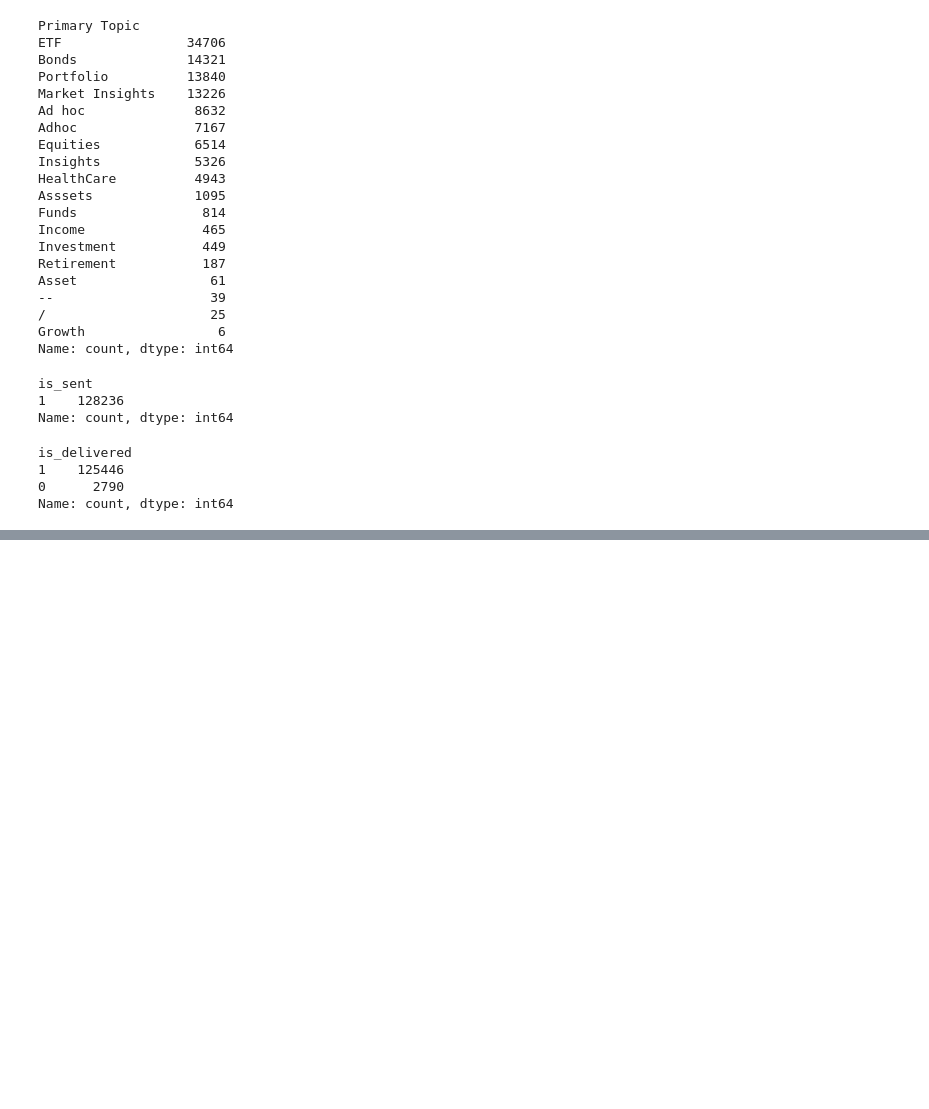
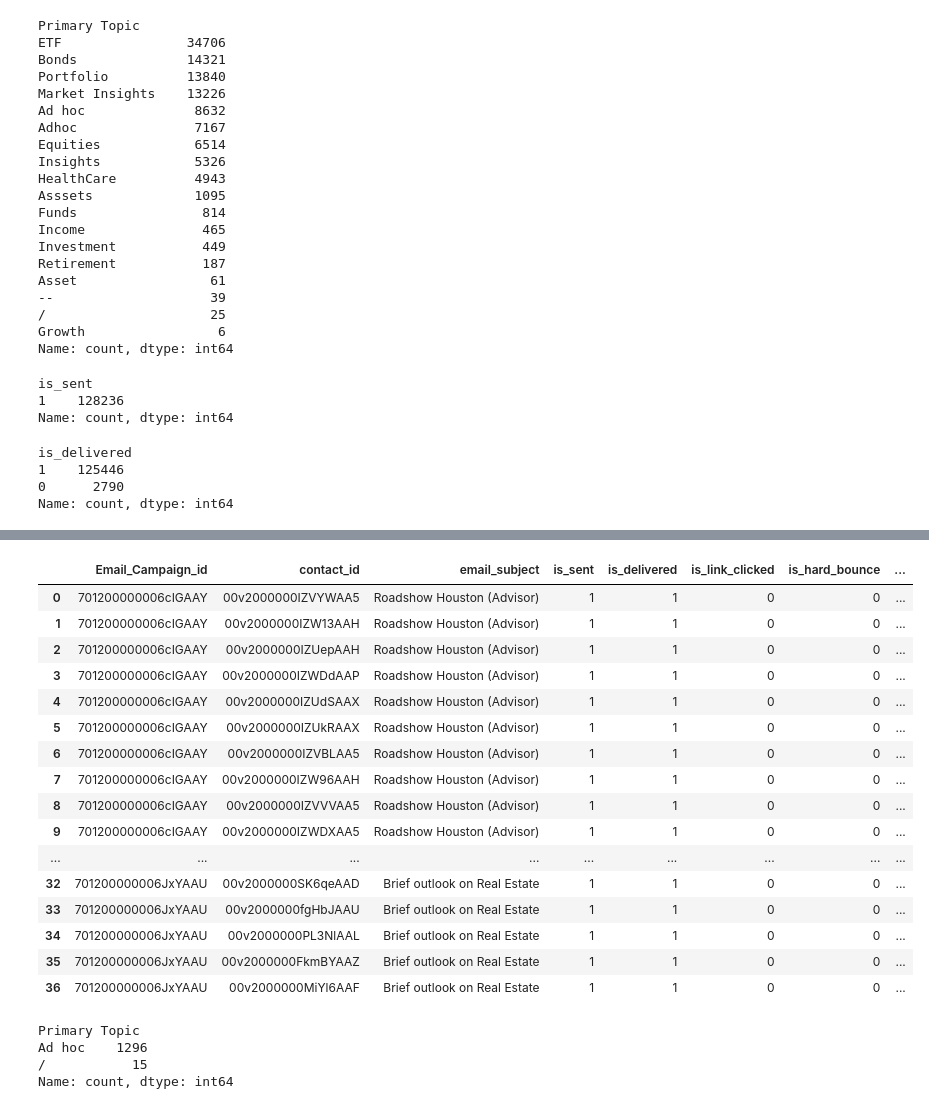
Before and after one commit to dsu1na/mi_jpmc_assignment, a Jupyter notebook: exploratory_analysis/email_campaign.ipynb, the cells around one changed output, grey strips where cells are left out. Drawn from its saved outputs; the diff is of its cells as text; code cells hidden in the pictures; blank space fills up the shorter version.

Commit message:
Data cleaning for contact done

```diff
--- a/exploratory_analysis/email_campaign.ipynb
+++ b/exploratory_analysis/email_campaign.ipynb
@@ -133,0 +140,28 @@ Name: count, dtype: int64
+# %%
+email_df[email_df["Primary Topic"] == "/"]
+# %% [output]
+|  | Email_Campaign_id | contact_id | email_subject | is_sent | is_delivered | is_link_clicked | is_hard_bounce | ... |
+| 0 | 701200000006cIGAAY | 00v2000000IZVYWAA5 | Roadshow Houston (Advisor) | 1 | 1 | 0 | 0 | ... |
+| 1 | 701200000006cIGAAY | 00v2000000IZW13AAH | Roadshow Houston (Advisor) | 1 | 1 | 0 | 0 | ... |
+| 2 | 701200000006cIGAAY | 00v2000000IZUepAAH | Roadshow Houston (Advisor) | 1 | 1 | 0 | 0 | ... |
+| 3 | 701200000006cIGAAY | 00v2000000IZWDdAAP | Roadshow Houston (Advisor) | 1 | 1 | 0 | 0 | ... |
+| 4 | 701200000006cIGAAY | 00v2000000IZUdSAAX | Roadshow Houston (Advisor) | 1 | 1 | 0 | 0 | ... |
+| 5 | 701200000006cIGAAY | 00v2000000IZUkRAAX | Roadshow Houston (Advisor) | 1 | 1 | 0 | 0 | ... |
+| 6 | 701200000006cIGAAY | 00v2000000IZVBLAA5 | Roadshow Houston (Advisor) | 1 | 1 | 0 | 0 | ... |
+| 7 | 701200000006cIGAAY | 00v2000000IZW96AAH | Roadshow Houston (Advisor) | 1 | 1 | 0 | 0 | ... |
+| 8 | 701200000006cIGAAY | 00v2000000IZVVVAA5 | Roadshow Houston (Advisor) | 1 | 1 | 0 | 0 | ... |
+| 9 | 701200000006cIGAAY | 00v2000000IZWDXAA5 | Roadshow Houston (Advisor) | 1 | 1 | 0 | 0 | ... |
+| ... | ... | ... | ... | ... | ... | ... | ... | ... |
+| 32 | 701200000006JxYAAU | 00v2000000SK6qeAAD | Brief outlook on Real Estate | 1 | 1 | 0 | 0 | ... |
+| 33 | 701200000006JxYAAU | 00v2000000fgHbJAAU | Brief outlook on Real Estate | 1 | 1 | 0 | 0 | ... |
+| 34 | 701200000006JxYAAU | 00v2000000PL3NlAAL | Brief outlook on Real Estate | 1 | 1 | 0 | 0 | ... |
+| 35 | 701200000006JxYAAU | 00v2000000FkmBYAAZ | Brief outlook on Real Estate | 1 | 1 | 0 | 0 | ... |
+| 36 | 701200000006JxYAAU | 00v2000000MiYl6AAF | Brief outlook on Real Estate | 1 | 1 | 0 | 0 | ... |
+# %%
+email_df[email_df["email_subject"].str.contains("Roadshow")] \
+["Primary Topic"].value_counts()
+# %% [output]
+Primary Topic
+Ad hoc    1296
+/           15
+Name: count, dtype: int64
```
Also changed, not shown: parts of 27 cells of this notebook, 5 other files.
